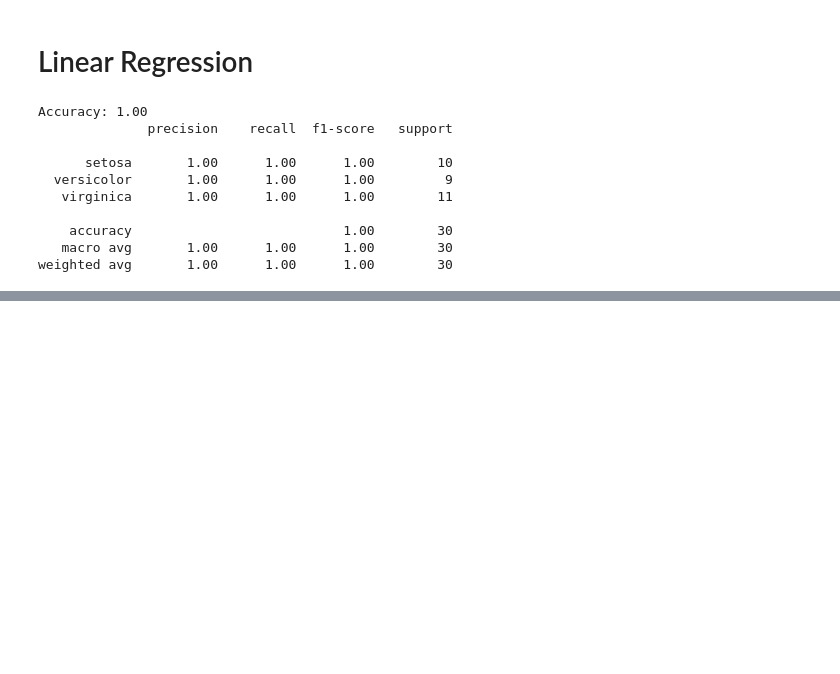
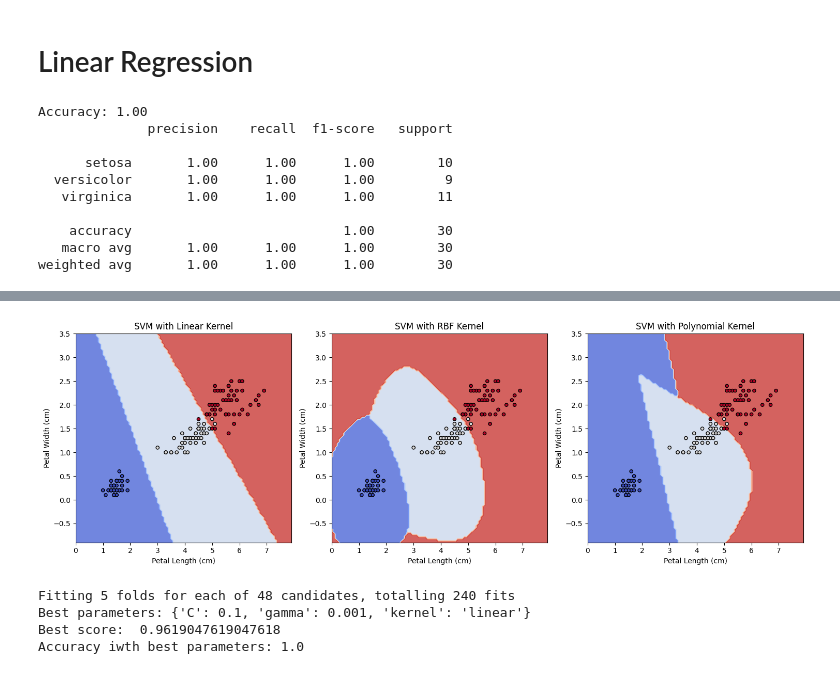
Before and after one commit to zbanks23/Iris_Flower_Classification, a Jupyter notebook: main.ipynb, the cells around one changed output, grey strips where cells are left out. Cells and saved outputs as stored; diff of their text form; code cells hidden in the pictures; blank space fills up the shorter version.

```diff
--- a/main.ipynb
+++ b/main.ipynb
@@ -157,0 +223,45 @@ sns.heatmap(cm, annot=True, fmt='d', xt)
+# %%
+def plot_decision_boundaries(X, y, models, titles):
+    fig, sub = plt.subplots(1, len(models), figsize=(15, 5))
+    plt.subplots_adjust(wspace=0.4, hspace=0.4)
+    X0, X1 = X[:, 0], X[:, 1]
+
+    for clf, title, ax in zip(models, titles, sub.flatten()):
+        disp = DecisionBoundaryDisplay.from_estimator(clf, X, response_method="predict", cmap=plt.cm.coolwarm, alpha=0.8, ax=ax)
+        ax.scatter(X0, X1, c=y, cmap=plt.cm.coolwarm, s=20, edgecolors="k")
+        ax.set_xlabel('Petal Length (cm)')
+        ax.set_ylabel('Petal Width (cm)')
+        ax.set_title(title)
+
+    plt.tight_layout()
+    plt.show()
+
+models = [svm_linear, svm_rbf, svm_poly]
+titles = ["SVM with Linear Kernel", "SVM with RBF Kernel", "SVM with Polynomial Kernel"]
+plot_decision_boundaries(X, y, models, titles)
+# %% [output]
+[figure, added]
+# %%
+from sklearn.model_selection import GridSearchCV
+
+param_grid = {
+    'C': [0.1, 1, 10, 100],
+    'gamma': [0.001, 0.01, 0.1, 1],
+    'kernel': ['rbf', 'linear', 'poly']
+}
+
+grid_search = GridSearchCV(SVC(), param_grid, cv=5, scoring='accuracy', verbose=1)
+
+grid_search.fit(X_train, y_train)
+
+print("Best parameters:", grid_search.best_params_)
+print("Best score: ", grid_search.best_score_)
+
+best_svm = grid_search.best_estimator_
+y_pred_best = best_svm.predict(X_test)
+print("Accuracy iwth best parameters:", accuracy_score(y_test, y_pred_best))
+# %% [output]
+Fitting 5 folds for each of 48 candidates, totalling 240 fits
+Best parameters: {'C': 0.1, 'gamma': 0.001, 'kernel': 'linear'}
+Best score:  0.9619047619047618
+Accuracy iwth best parameters: 1.0
```
Also changed, not shown: parts of 14 cells of this notebook.
